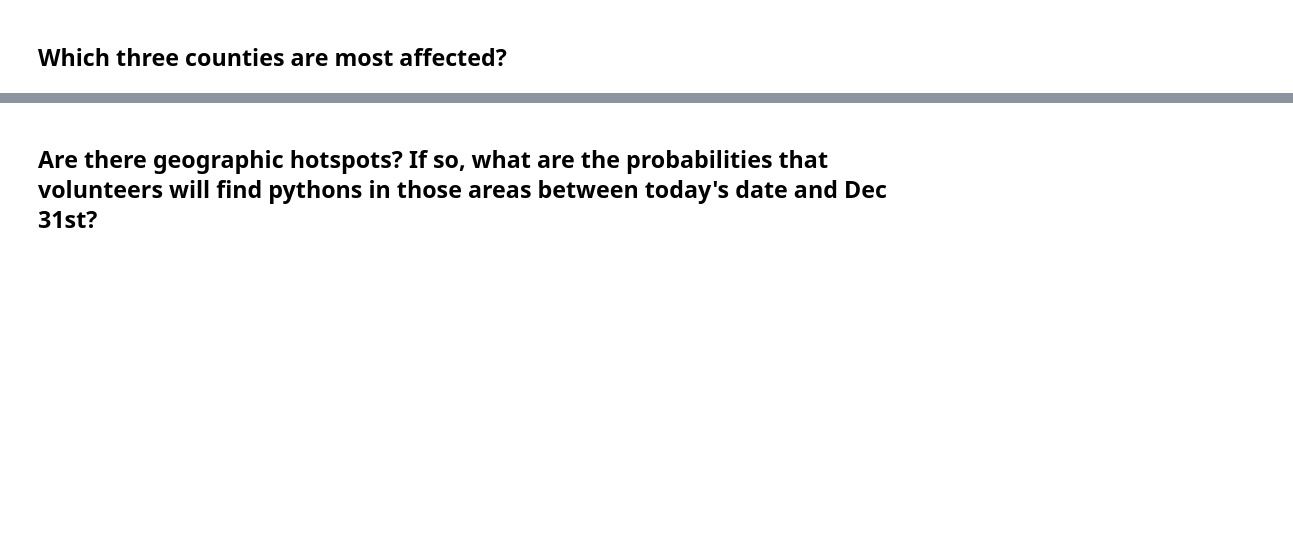
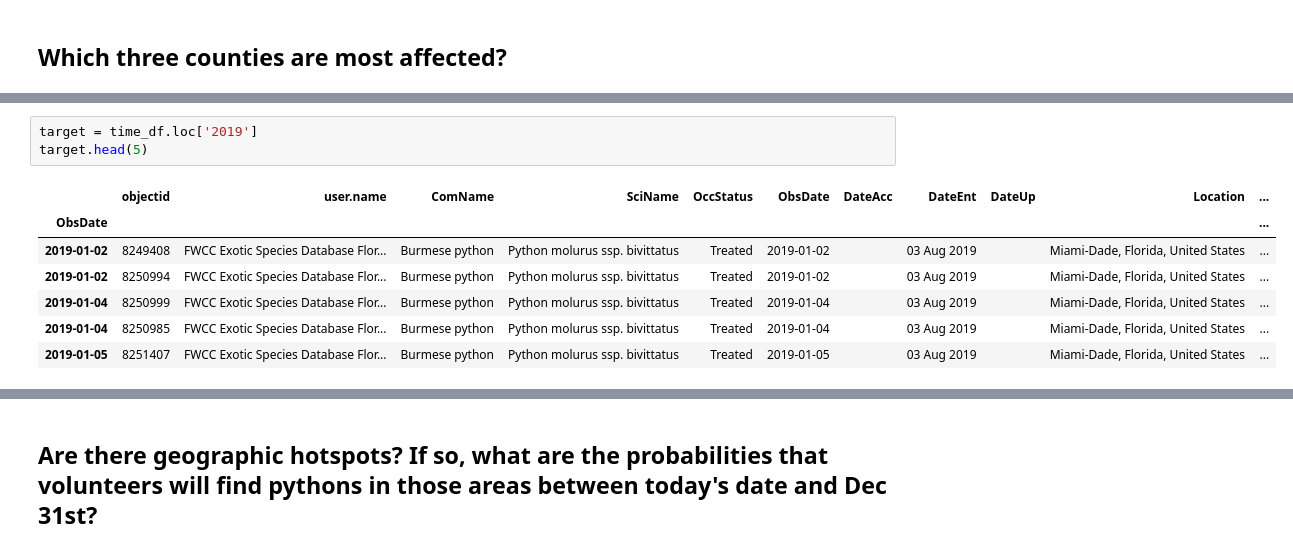
Before and after one commit to evill013/burmese-python-project, a Jupyter notebook: main.ipynb, the cells around one changed output, grey strips where cells are left out. Saved outputs shown, nothing was run; the diff lists cells and outputs as text; blank space fills up the shorter version.

```diff
--- a/main.ipynb
+++ b/main.ipynb
@@ -58,0 +73,11 @@ ax = df['County'].value_counts(ascending = False)[:3].iplot(
+# %%
+target = time_df.loc['2019']
+target.head(5)
+# %% [output]
+|  | objectid | user.name | ComName | SciName | OccStatus | ObsDate | DateAcc | DateEnt | DateUp | Location | ... |
+| ObsDate |  |  |  |  |  |  |  |  |  |  | ... |
+| 2019-01-02 | 8249408 | FWCC Exotic Species Database Flor... | Burmese python | Python molurus ssp. bivittatus | Treated | 2019-01-02 |  | 03 Aug 2019 |  | Miami-Dade, Florida, United States | ... |
+| 2019-01-02 | 8250994 | FWCC Exotic Species Database Flor... | Burmese python | Python molurus ssp. bivittatus | Treated | 2019-01-02 |  | 03 Aug 2019 |  | Miami-Dade, Florida, United States | ... |
+| 2019-01-04 | 8250999 | FWCC Exotic Species Database Flor... | Burmese python | Python molurus ssp. bivittatus | Treated | 2019-01-04 |  | 03 Aug 2019 |  | Miami-Dade, Florida, United States | ... |
+| 2019-01-04 | 8250985 | FWCC Exotic Species Database Flor... | Burmese python | Python molurus ssp. bivittatus | Treated | 2019-01-04 |  | 03 Aug 2019 |  | Miami-Dade, Florida, United States | ... |
+| 2019-01-05 | 8251407 | FWCC Exotic Species Database Flor... | Burmese python | Python molurus ssp. bivittatus | Treated | 2019-01-05 |  | 03 Aug 2019 |  | Miami-Dade, Florida, United States | ... |
```
Also changed, not shown: parts of 24 cells of this notebook, 1 other file.
